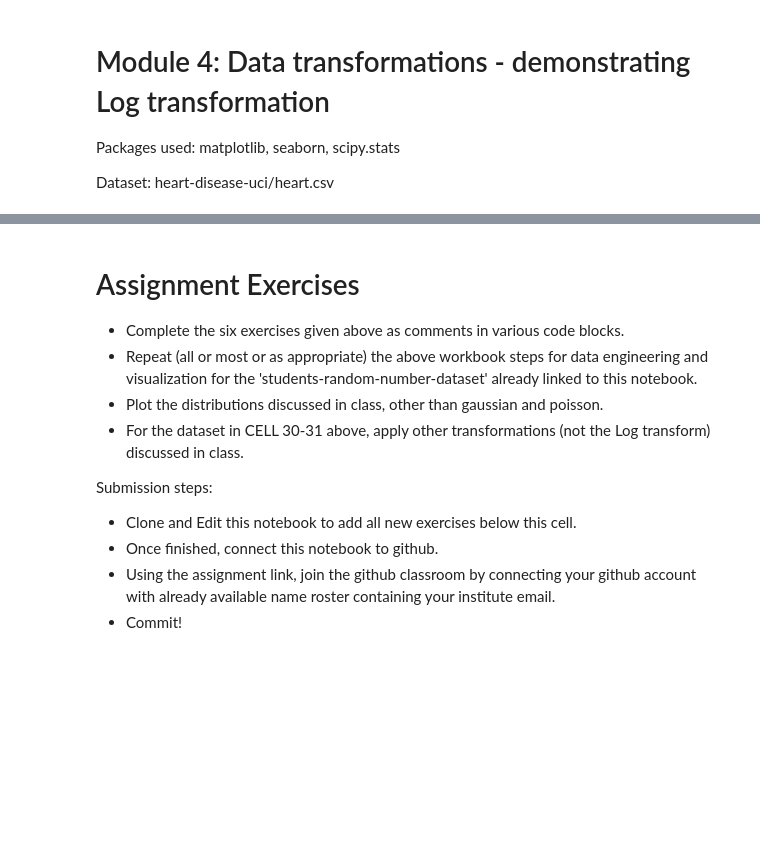
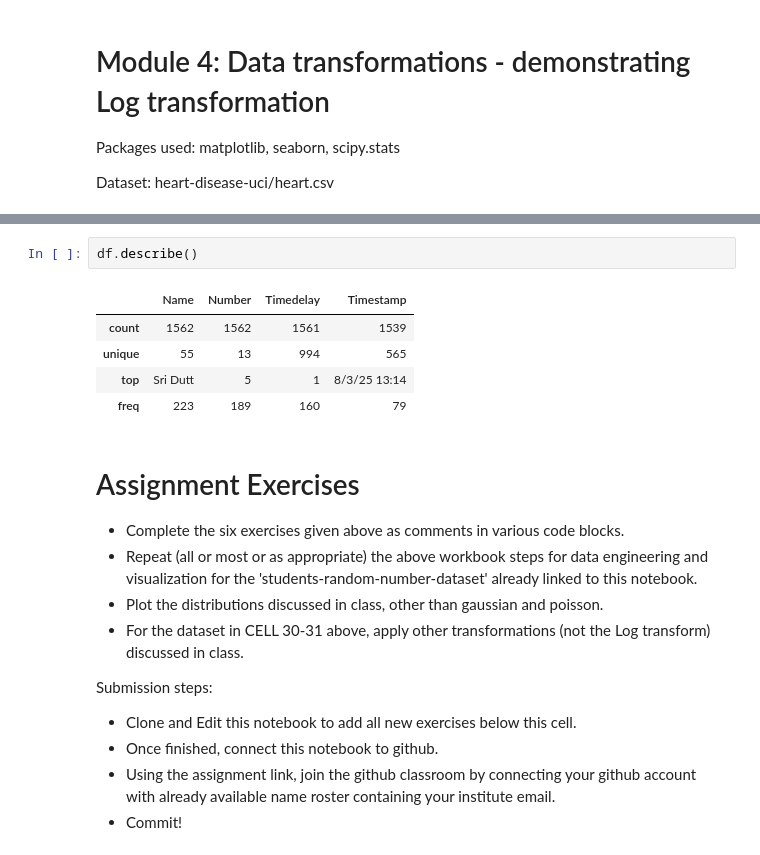
Before and after one commit to yashraj2310/Lab1Ep3102, a Jupyter notebook: ep3102-week2-data-engineering-statistics.ipynb, the cells around one changed output, grey strips where cells are left out. Cells and saved outputs as stored; diff of their text form; blank space fills up the shorter version.

```diff
--- a/ep3102-week2-data-engineering-statistics.ipynb
+++ b/ep3102-week2-data-engineering-statistics.ipynb
@@ -338,3 +709,11 @@ plt.show()
+# %%
+df.describe()
+# %% [output]
+|  | Name | Number | Timedelay | Timestamp |
+| count | 1562 | 1562 | 1561 | 1539 |
+| unique | 55 | 13 | 994 | 565 |
+| top | Sri Dutt | 5 | 1 | 8/3/25 13:14 |
+| freq | 223 | 189 | 160 | 79 |
 # %% [markdown]
 # Assignment Exercises
 
```
Also changed, not shown: parts of 43 cells of this notebook.
